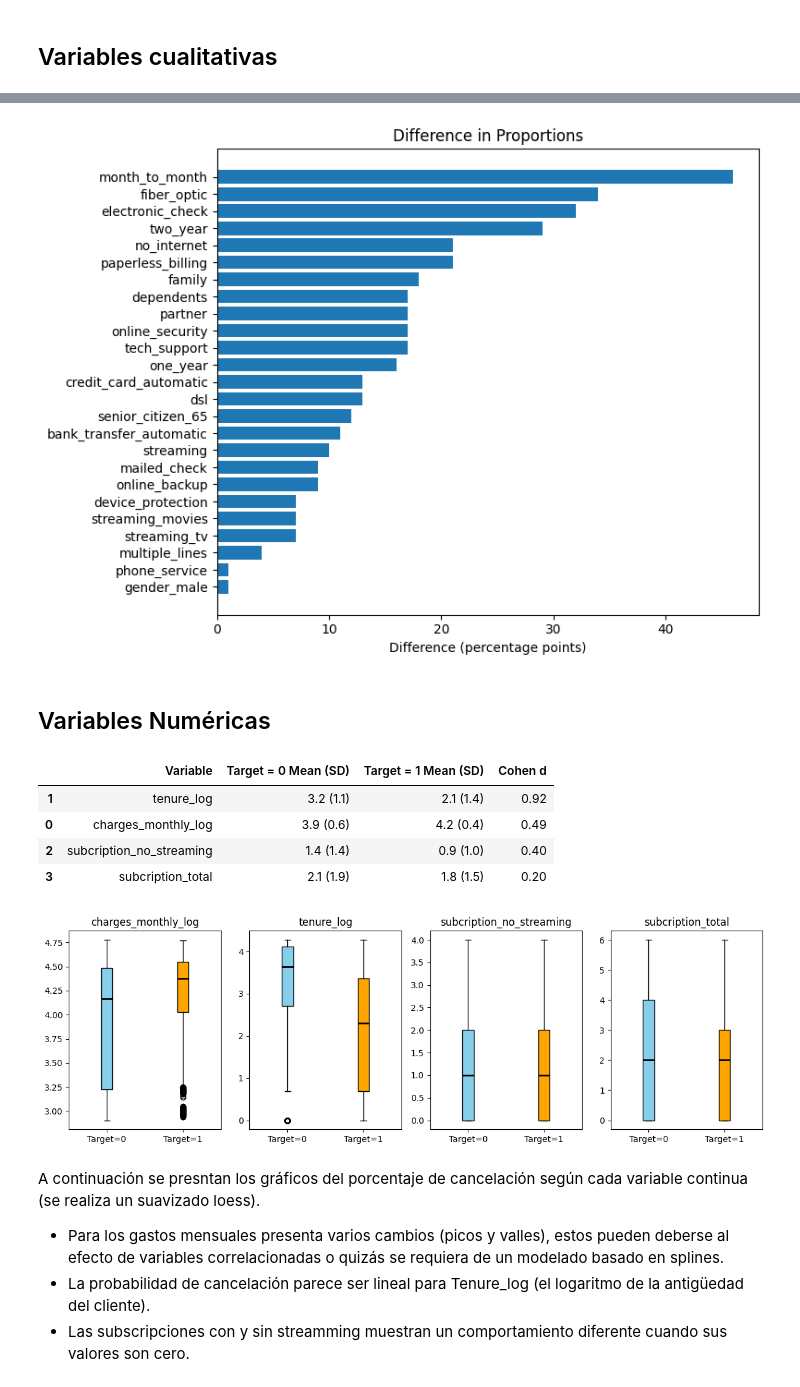
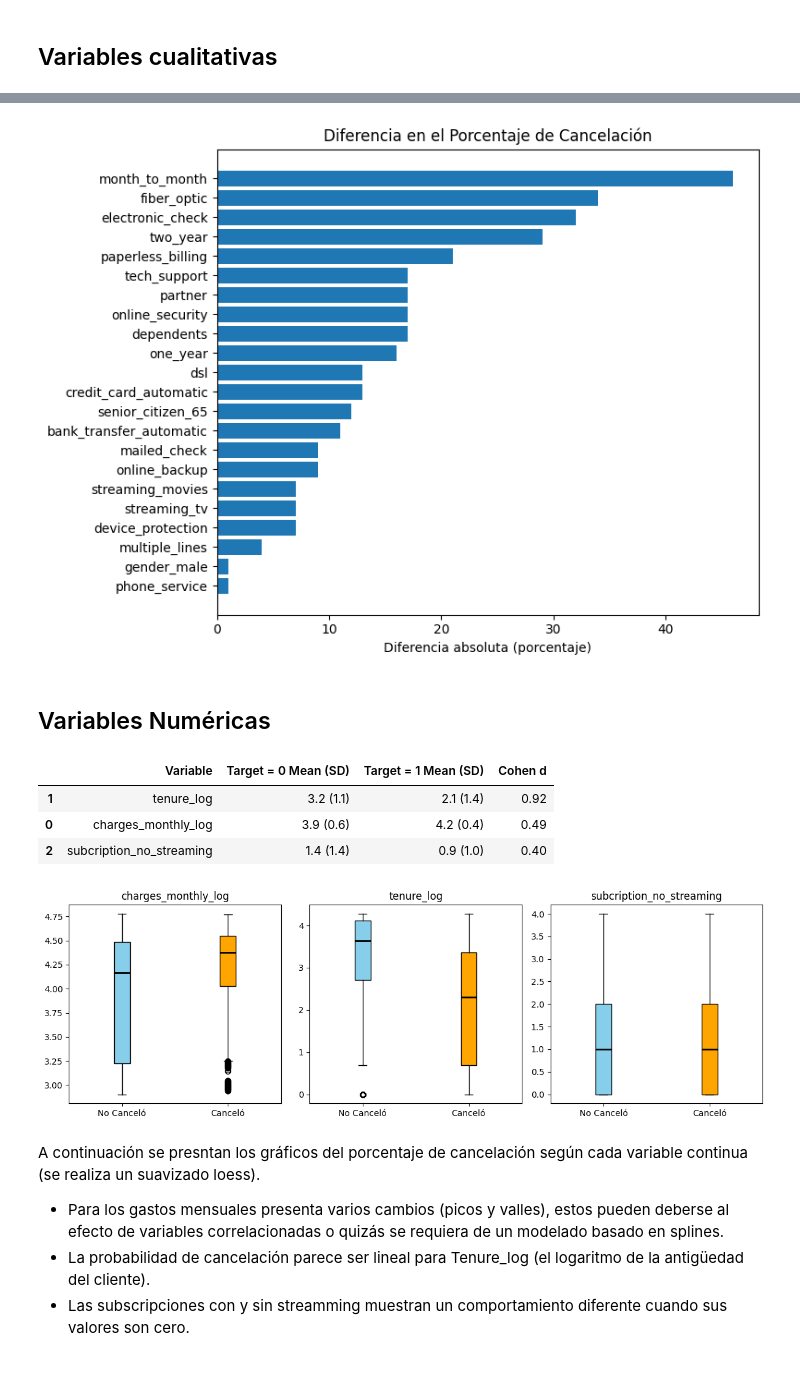
Before and after one commit to TheNaranjero/Challenge-3-Data-Science, a Jupyter notebook: Telecom_X_parte_2.ipynb, the cells around one changed output, grey strips where cells are left out. Saved outputs shown, nothing was run; the diff lists cells and outputs as text; code cells hidden in the pictures.

```diff
--- a/Telecom_X_parte_2.ipynb
+++ b/Telecom_X_parte_2.ipynb
@@ -354,5 +348,5 @@ plt.show()
 # %%
-#df = df.drop(columns=["family", "streaming", "no_internet", "subcription_total"])
+df = df.drop(columns=["family", "streaming", "no_internet", "subcription_total"])
 # %% [markdown]
 ## Variables cualitativas
 # %%
@@ -423,13 +417,13 @@ plt.barh(
 
 plt.axvline(0)
 
-plt.xlabel("Difference (percentage points)")
-plt.title("Difference in Proportions")
+plt.xlabel("Diferencia absoluta (porcentaje)")
+plt.title("Diferencia en el Porcentaje de Cancelación")
 
 plt.tight_layout()
 plt.show()
 # %% [output]
-[figure, old version]
+[figure, new version]
 # %% [markdown]
 ## Variables Numéricas
 # %%
@@ -438,7 +432,7 @@ target = "churn"   # change to your target variable
 
 # Select numerical variables (excluding target)
 num_vars = [  'charges_monthly_log',  'tenure_log',
-        'subcription_no_streaming' , 'subcription_total' ]
+        'subcription_no_streaming'  ]
 
 results = []
 
@@ -494,7 +488,6 @@ table_num
 | 1 | tenure_log | 3.2 (1.1) | 2.1 (1.4) | 0.92 |
 | 0 | charges_monthly_log | 3.9 (0.6) | 4.2 (0.4) | 0.49 |
 | 2 | subcription_no_streaming | 1.4 (1.4) | 0.9 (1.0) | 0.40 |
-| 3 | subcription_total | 2.1 (1.9) | 1.8 (1.5) | 0.20 |
 # %%
 import matplotlib.pyplot as plt
 import numpy as np
@@ -502,37 +495,37 @@ import numpy as np
 target = "churn"
 
 # Select numerical variables (excluding target)
 num_vars = [  'charges_monthly_log',  'tenure_log',
-        'subcription_no_streaming', 'subcription_total' ]
+        'subcription_no_streaming',  ]
 
 # Choose how many variables to plot
 vars_to_plot = num_vars[:4]   # first 4 variables
 
 # Grid size
 rows = 1
-cols = 4
+cols = 3
 
 fig, axes = plt.subplots(rows, cols, figsize=(12,4))
 axes = axes.flatten()
 
 for i, var in enumerate(vars_to_plot):
 
     group0 = df[df[target]==0][var]
     group1 = df[df[target]==1][var]
 
     bp = axes[i].boxplot([group0, group1] ,
         medianprops=dict(color="black", linewidth=2),
         patch_artist=True )
 
     axes[i].set_title(var)
-    axes[i].set_xticklabels(["Target=0","Target=1"])
+    axes[i].set_xticklabels(["No Canceló","Canceló"])
     bp['boxes'][0].set_facecolor("skyblue")
     bp['boxes'][1].set_facecolor("orange")
 
 plt.tight_layout()
 plt.show()
 # %% [output]
-[figure, old version]
+[figure, new version]
 # %% [markdown]
 A continuación se presntan los gráficos del porcentaje de cancelación según cada variable continua (se realiza un suavizado loess).
 - Para los gastos mensuales presenta varios cambios (picos y valles), estos pueden deberse al efecto de variables correlacionadas o quizás se requiera de un modelado basado en splines.
```
Also changed, not shown: parts of 39 cells of this notebook.
